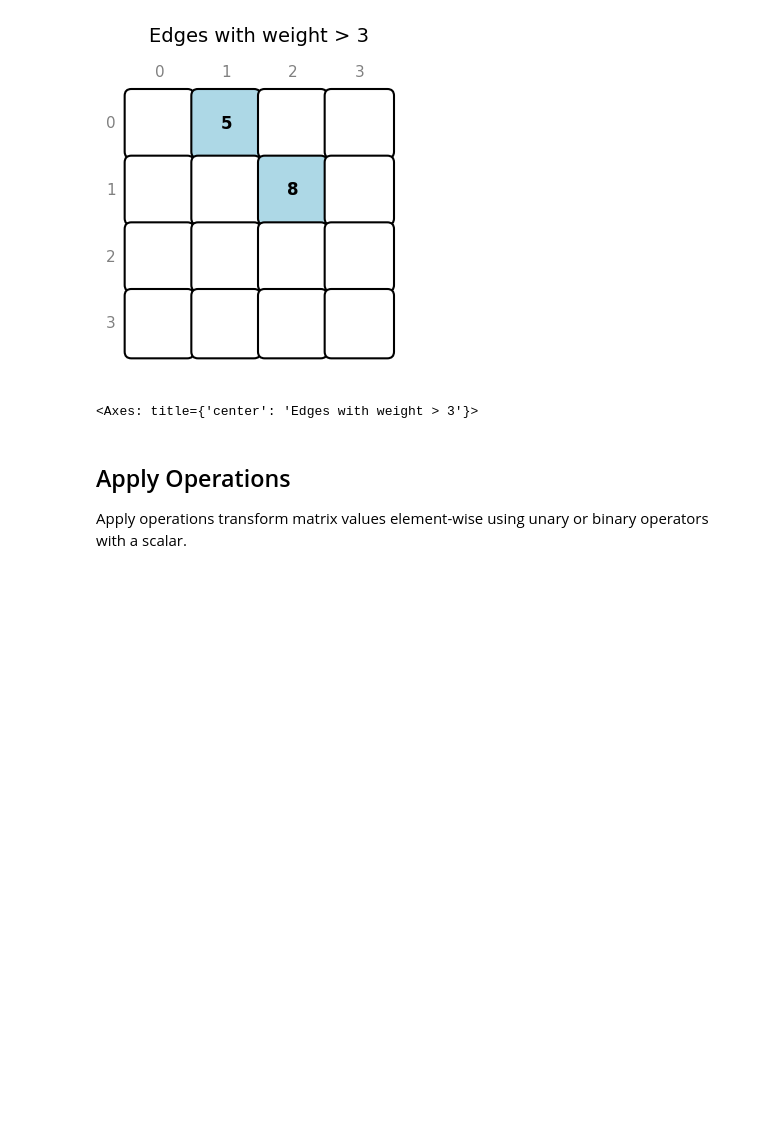
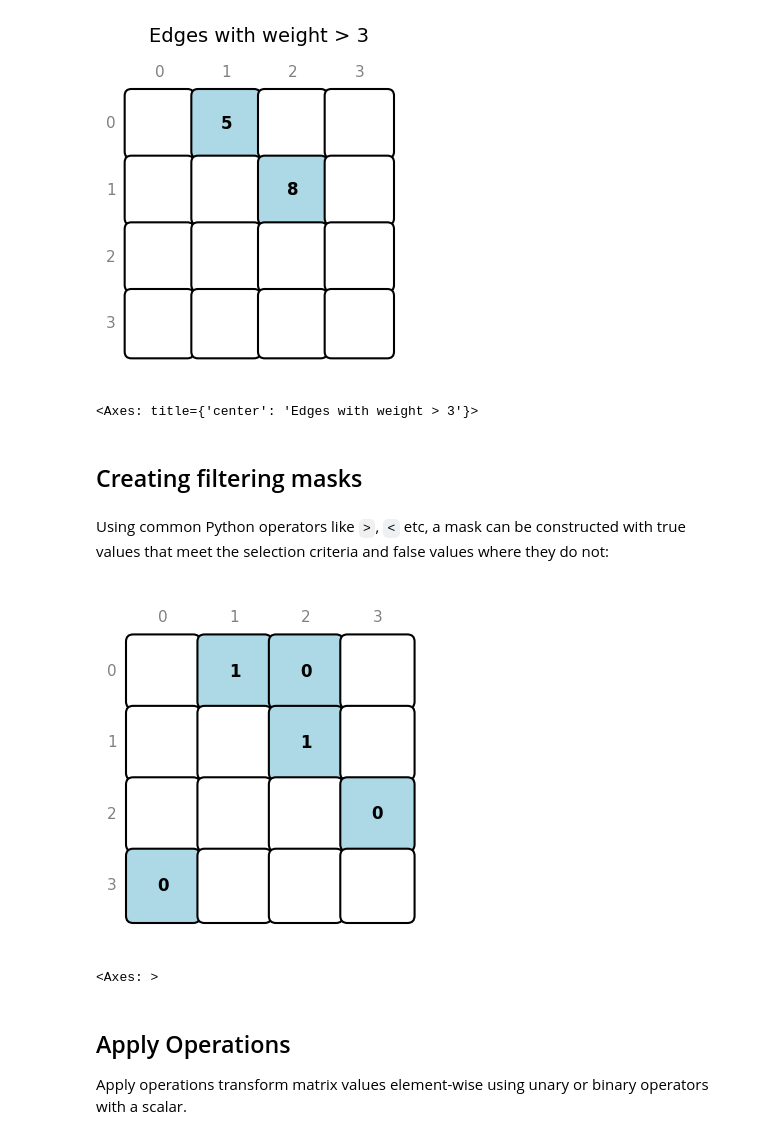
Before and after one commit to GraphBLAS/IllustratedGraphBLAS, a Jupyter notebook: notebooks/06_elementwise_ops.ipynb, the cells around one changed output. Cells and saved outputs as stored; diff of their text form; code cells hidden in the pictures; blank space fills up the shorter version.

```diff
--- a/notebooks/06_elementwise_ops.ipynb
+++ b/notebooks/06_elementwise_ops.ipynb
@@ -98,6 +116,15 @@ draw_matrix(filtered, title=f"Edges with weight > {threshold}")
 # %% [output]
 [figure]
 <Axes: title={'center': 'Edges with weight > 3'}>
+# %% [markdown]
+## Creating filtering masks
+# %% [markdown]
+Using common Python operators like `>`, `<` etc, a mask can be constructed with true values that meet the selection criteria and false values where they do not:
+# %%
+draw_matrix((W > 3).new())
+# %% [output]
+[figure, added]
+<Axes: >
 # %% [markdown]
 ## Apply Operations
 
```
Also changed, not shown: parts of 10 cells of this notebook, 6 other files.
